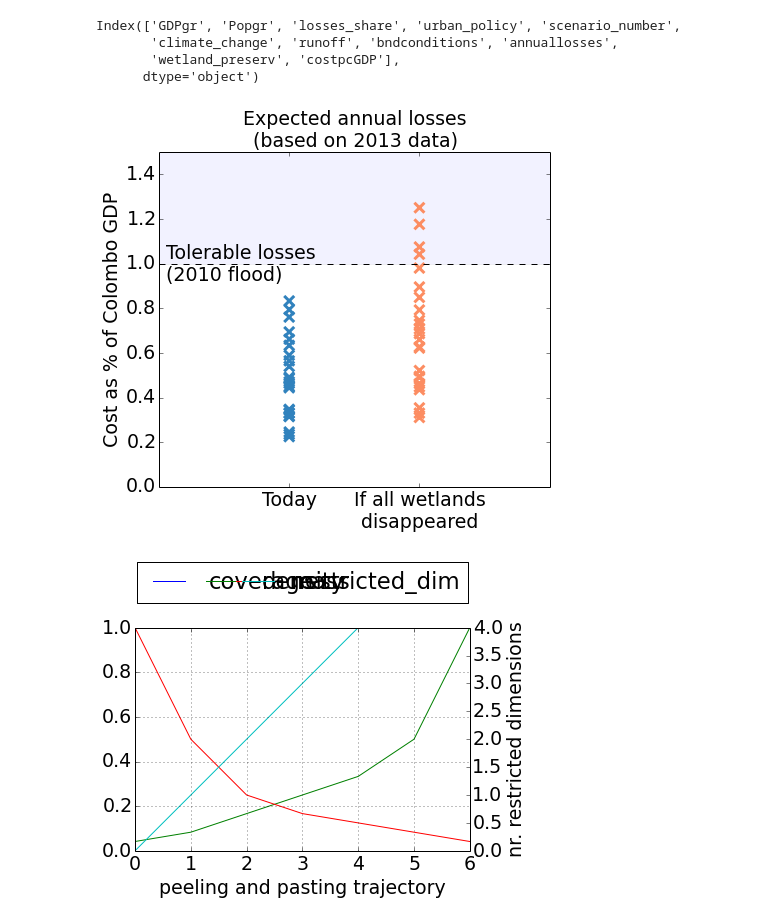
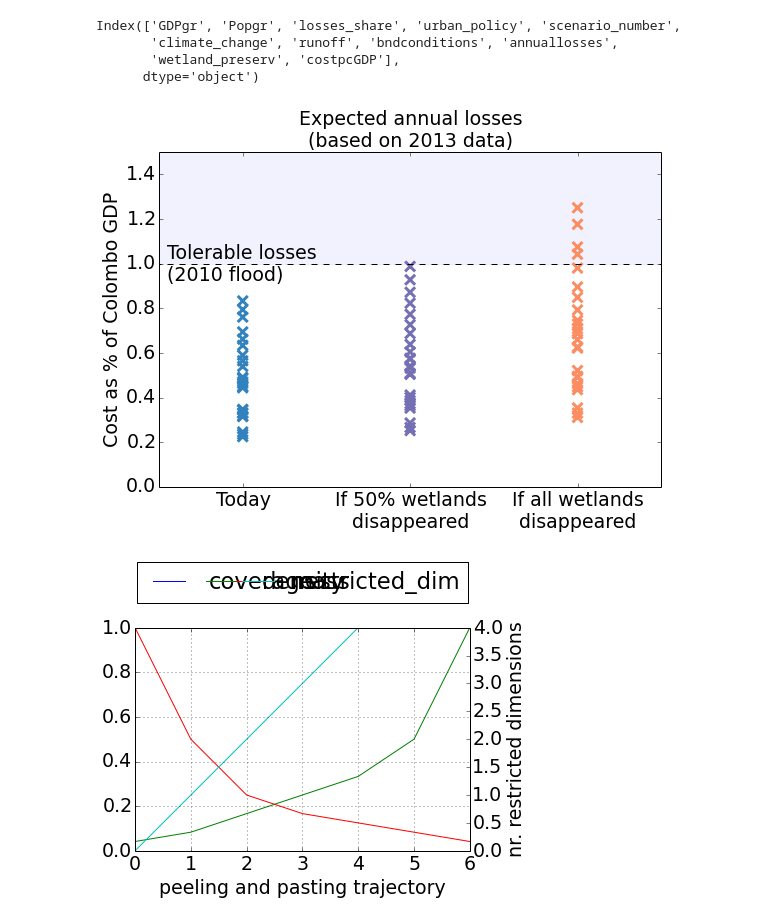
Before and after one commit to julierozz/create_files_for_mike11, a Jupyter notebook: wetland_vs_lake_vs_land-reverse-today.ipynb, the cells around one changed output. Drawn from its saved outputs; the diff is of its cells as text; code cells hidden in the pictures.

Commit message:
report

```diff
--- a/wetland_vs_lake_vs_land-reverse-today.ipynb
+++ b/wetland_vs_lake_vs_land-reverse-today.ipynb
@@ -75,39 +79,44 @@ Index(['GDPgr', 'Popgr', 'losses_share', 'urban_policy', 'scenario_number',
 # %%
 font = {'family' : 'Bitstream Vera Sans',
         'weight' : 'normal',
         'size'   : 19}
 plt.rc('font', **font)
-plt.figure(figsize=(7,6))
+plt.figure(figsize=(9,6))
 
 ax=plt.subplot(111)
 
-ax.fill_between([0,3], 1, 3,facecolor='blue',alpha=0.05)
+ax.fill_between([0,4], 1, 3,facecolor='blue',alpha=0.05)
 
 select = (losses.wetland_preserv==100)&(losses.climate_change==0)
 y1=100*losses.ix[select,"costpcGDP"]/0.65
 plt.scatter([1]*len(y1),y1,marker='x',facecolors='none',edgecolors='#3182bd',linewidth='3',s=100,alpha=1)
+select2 = (losses.wetland_preserv==50)&(losses.climate_change==0)
+y2=100*losses.ix[select2,"costpcGDP"]/0.65
+plt.scatter([2]*len(y2),y2,marker='x',facecolors='none',edgecolors='#7570b3',linewidth='3',s=100,alpha=1)
 select2 = (losses.wetland_preserv==0)&(losses.climate_change==0)
 y2=100*losses.ix[select2,"costpcGDP"]/0.65
-plt.scatter([2]*len(y2),y2,marker='x',facecolors='none',edgecolors='#fc8d62',linewidth='3',s=100,alpha=1)
+plt.scatter([3]*len(y2),y2,marker='x',facecolors='none',edgecolors='#fc8d62',linewidth='3',s=100,alpha=1)
 
-plt.xticks([1,2])
-aa = ["Today", "If all wetlands\ndisappeared"]
+
+
+plt.xticks([1,2,3])
+aa = ["Today", "If 50% wetlands\ndisappeared","If all wetlands\ndisappeared"]
 ax.set_xticklabels(aa)
 
-plt.plot([0,3],[1]*2,color="black",linestyle='--')
-plt.annotate('Tolerable losses\n(2010 flood)', xy=(0.05, 0.925))
+plt.plot([0,4],[1]*2,color="black",linestyle='--')
+plt.annotate('Tolerable losses\n(2010 flood)', xy=(0.55, 0.925))
 
 
 plt.title("Expected annual losses\n(based on 2013 data)",fontsize=19)
 
 plt.ylabel("Cost as % of Colombo GDP")
 
-ax.set_xlim([0,3])
+ax.set_xlim([0.5,3.5])
 ax.set_ylim([0.,1.5])
 
-plt.savefig("ppt/expected_losses_today.png",bbox_inches="tight",dpi=400)
+plt.savefig("report/expected_losses_today.png",bbox_inches="tight",dpi=100)
 # %% [output]
-[figure, old version]
+[figure, new version]
 # %%
 from lib_for_prim import *
 # %%
```
Also changed, not shown: parts of 6 cells of this notebook, 2 other files.
